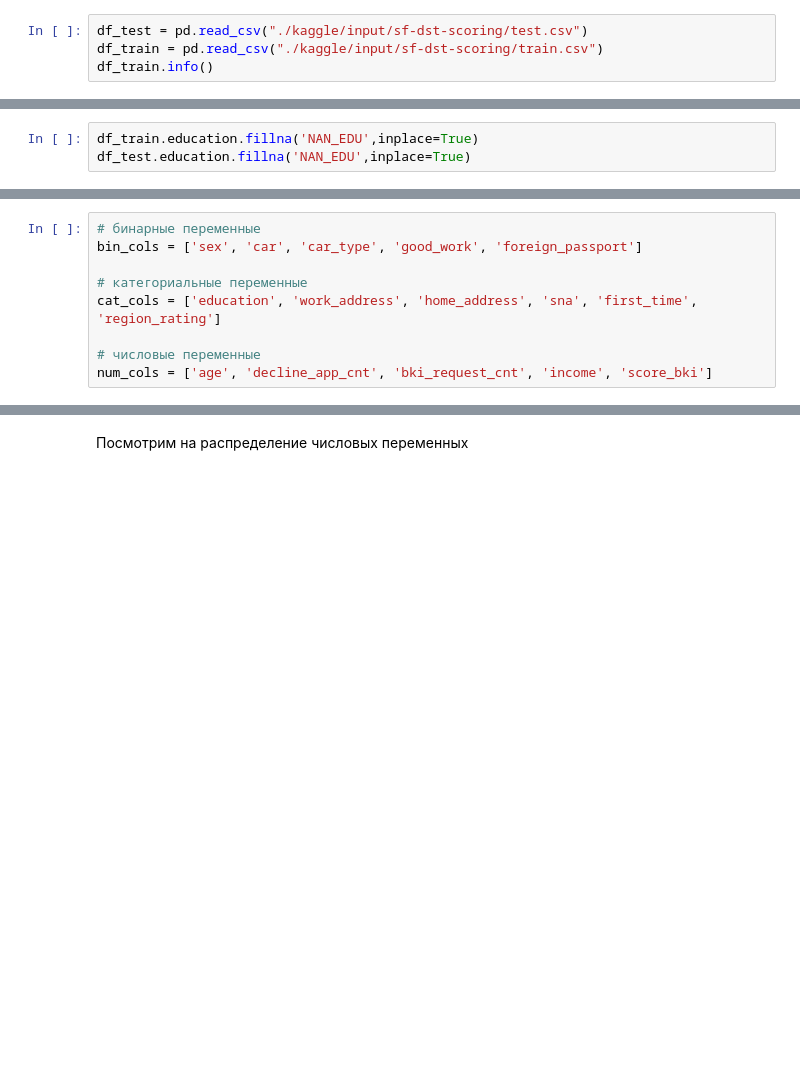
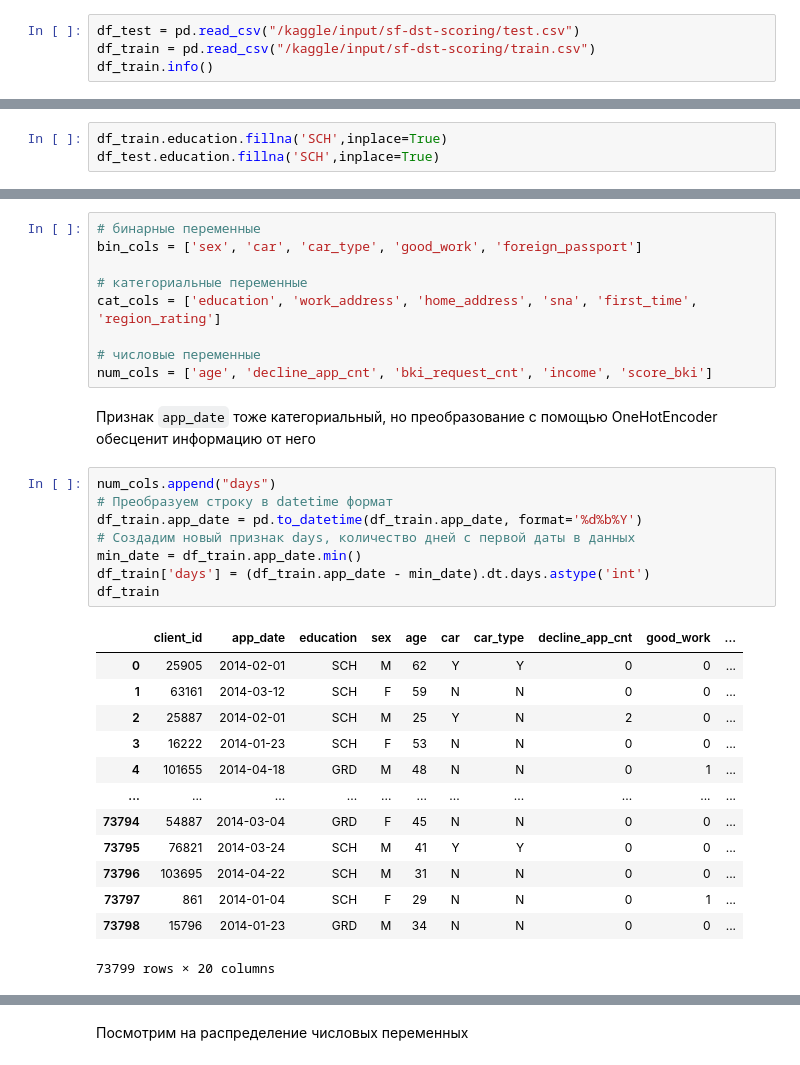
Before and after one commit to demonolock/skfactory, a Jupyter notebook: module_4/credit-scoring-kaggle.ipynb, the cells around one changed output, grey strips where cells are left out. Saved outputs shown, nothing was run; the diff lists cells and outputs as text; blank space fills up the shorter version.

```diff
--- a/module_4/credit-scoring-kaggle.ipynb
+++ b/module_4/credit-scoring-kaggle.ipynb
@@ -57,8 +53,8 @@ def remove_outlines(df, column):
 !pip freeze > requirements.txt
 random_seed = 31
 # %%
-df_test = pd.read_csv("./kaggle/input/sf-dst-scoring/test.csv")
-df_train = pd.read_csv("./kaggle/input/sf-dst-scoring/train.csv")
+df_test = pd.read_csv("/kaggle/input/sf-dst-scoring/test.csv")
+df_train = pd.read_csv("/kaggle/input/sf-dst-scoring/train.csv")
 df_train.info()
 # %% [output]
 <class 'pandas.core.frame.DataFrame'>
@@ -159,6 +165,6 @@ df_train.education.value_counts(dropna=False)
 # %%
-df_train.education.fillna('NAN_EDU',inplace=True)
-df_test.education.fillna('NAN_EDU',inplace=True)
+df_train.education.fillna('SCH',inplace=True)
+df_test.education.fillna('SCH',inplace=True)
 # %% [markdown]
 ### Подготовка данных для обучения модели
 # %% [markdown]
@@ -172,3 +178,27 @@ cat_cols = ['education', 'work_address', 'home_address', 'sna', 'first_time', 'r
 
 # числовые переменные
 num_cols = ['age', 'decline_app_cnt', 'bki_request_cnt', 'income', 'score_bki']
+# %% [markdown]
+Признак `app_date` тоже категориальный, но преобразование с помощью OneHotEncoder обесценит информацию от него
+# %%
+num_cols.append("days")
+# Преобразуем строку в datetime формат
+df_train.app_date = pd.to_datetime(df_train.app_date, format='%d%b%Y')
+# Создадим новый признак days, количество дней с первой даты в данных
+min_date = df_train.app_date.min()
+df_train['days'] = (df_train.app_date - min_date).dt.days.astype('int')
+df_train
+# %% [output]
+|  | client_id | app_date | education | sex | age | car | car_type | decline_app_cnt | good_work | ... |
+| 0 | 25905 | 2014-02-01 | SCH | M | 62 | Y | Y | 0 | 0 | ... |
+| 1 | 63161 | 2014-03-12 | SCH | F | 59 | N | N | 0 | 0 | ... |
+| 2 | 25887 | 2014-02-01 | SCH | M | 25 | Y | N | 2 | 0 | ... |
+| 3 | 16222 | 2014-01-23 | SCH | F | 53 | N | N | 0 | 0 | ... |
+| 4 | 101655 | 2014-04-18 | GRD | M | 48 | N | N | 0 | 1 | ... |
+| ... | ... | ... | ... | ... | ... | ... | ... | ... | ... | ... |
+| 73794 | 54887 | 2014-03-04 | GRD | F | 45 | N | N | 0 | 0 | ... |
+| 73795 | 76821 | 2014-03-24 | SCH | M | 41 | Y | Y | 0 | 0 | ... |
+| 73796 | 103695 | 2014-04-22 | SCH | M | 31 | N | N | 0 | 0 | ... |
+| 73797 | 861 | 2014-01-04 | SCH | F | 29 | N | N | 0 | 1 | ... |
+| 73798 | 15796 | 2014-01-23 | GRD | M | 34 | N | N | 0 | 0 | ... |
+73799 rows × 20 columns
```
Also changed, not shown: parts of 25 cells of this notebook.
